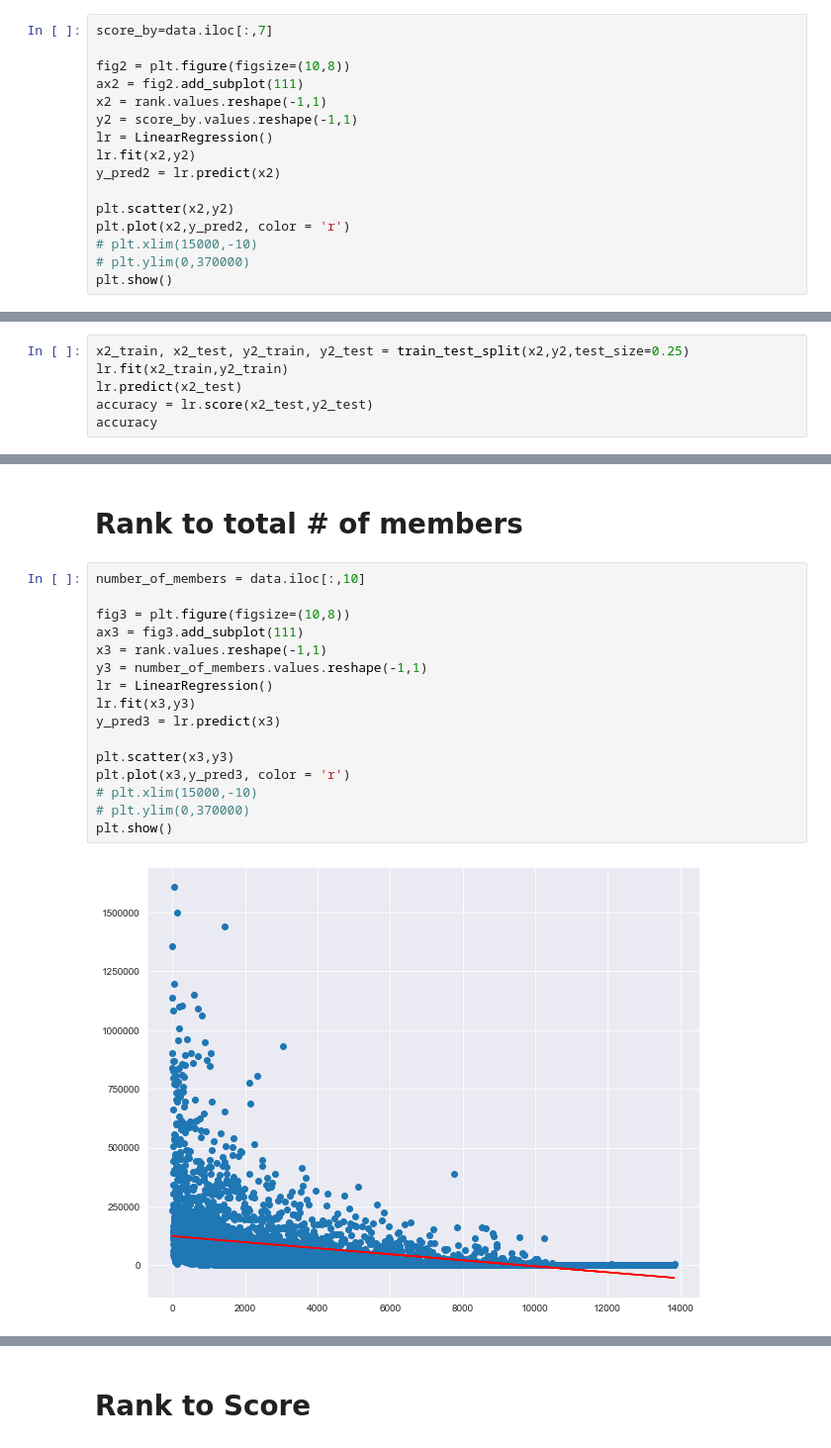
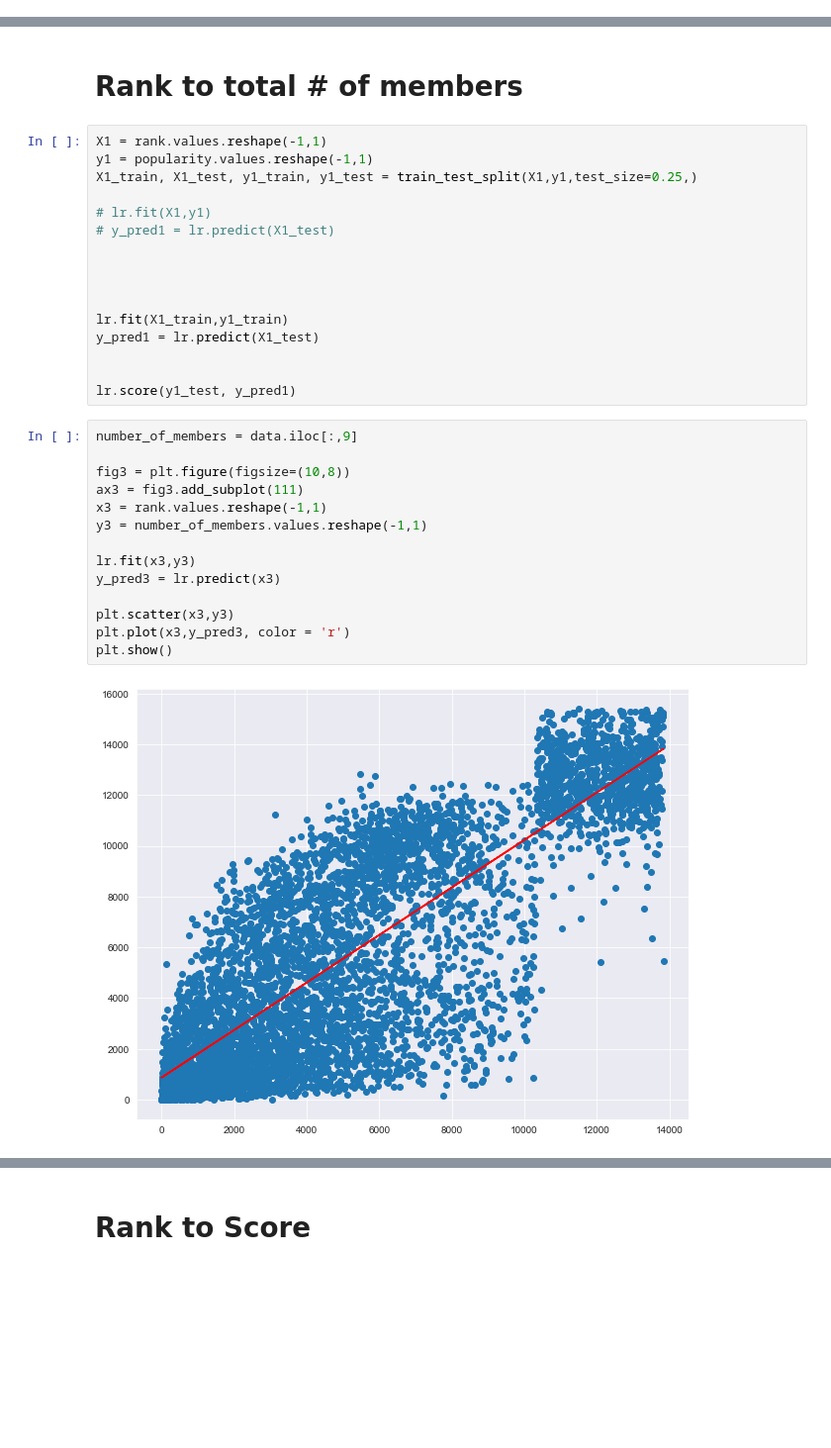
Before and after one commit to sdman135/Anime_Score_Predictor---Project-3, a Jupyter notebook: Sam's Project 3.ipynb, the cells around one changed output, grey strips where cells are left out. Shown at 99% size. Saved outputs shown, nothing was run; the diff lists cells and outputs as text; blank space fills up the shorter version.

```diff
--- a/Sam's Project 3.ipynb
+++ b/Sam's Project 3.ipynb
@@ -279,16 +376,0 @@ data.describe()
-# %%
-score_by=data.iloc[:,7]
-
-fig2 = plt.figure(figsize=(10,8))
-ax2 = fig2.add_subplot(111)
-x2 = rank.values.reshape(-1,1)
-y2 = score_by.values.reshape(-1,1)
-lr = LinearRegression()
-lr.fit(x2,y2)
-y_pred2 = lr.predict(x2)
-
-plt.scatter(x2,y2)
-plt.plot(x2,y_pred2, color = 'r')
-# plt.xlim(15000,-10)
-# plt.ylim(0,370000)
-plt.show()
@@ -297,6 +376,0 @@ plt.show()
-# %%
-x2_train, x2_test, y2_train, y2_test = train_test_split(x2,y2,test_size=0.25)
-lr.fit(x2_train,y2_train)
-lr.predict(x2_test)
-accuracy = lr.score(x2_test,y2_test)
-accuracy
@@ -310,24 +382,38 @@ plt.show()
 [figure]
 # %% [markdown]
 # Rank to total # of members
+# %%
+X1 = rank.values.reshape(-1,1)
+y1 = popularity.values.reshape(-1,1)
+X1_train, X1_test, y1_train, y1_test = train_test_split(X1,y1,test_size=0.25,)
+
+# lr.fit(X1,y1)
+# y_pred1 = lr.predict(X1_test)
+
+
+
+
+lr.fit(X1_train,y1_train)
+y_pred1 = lr.predict(X1_test)
+
+
+lr.score(y1_test, y_pred1)
 # %%
-number_of_members = data.iloc[:,10]
+number_of_members = data.iloc[:,9]
 
 fig3 = plt.figure(figsize=(10,8))
 ax3 = fig3.add_subplot(111)
 x3 = rank.values.reshape(-1,1)
 y3 = number_of_members.values.reshape(-1,1)
-lr = LinearRegression()
+
 lr.fit(x3,y3)
 y_pred3 = lr.predict(x3)
 
 plt.scatter(x3,y3)
 plt.plot(x3,y_pred3, color = 'r')
-# plt.xlim(15000,-10)
-# plt.ylim(0,370000)
 plt.show()
 # %% [output]
-[figure, old version]
+[figure, new version]
 # %%
 x3_train, x3_test, y3_train, y3_test = train_test_split(x3,y3,test_size=0.25)
 lr.fit(x3_train,y3_train)
```
Also changed, not shown: parts of 46 cells of this notebook, 8 other files.
